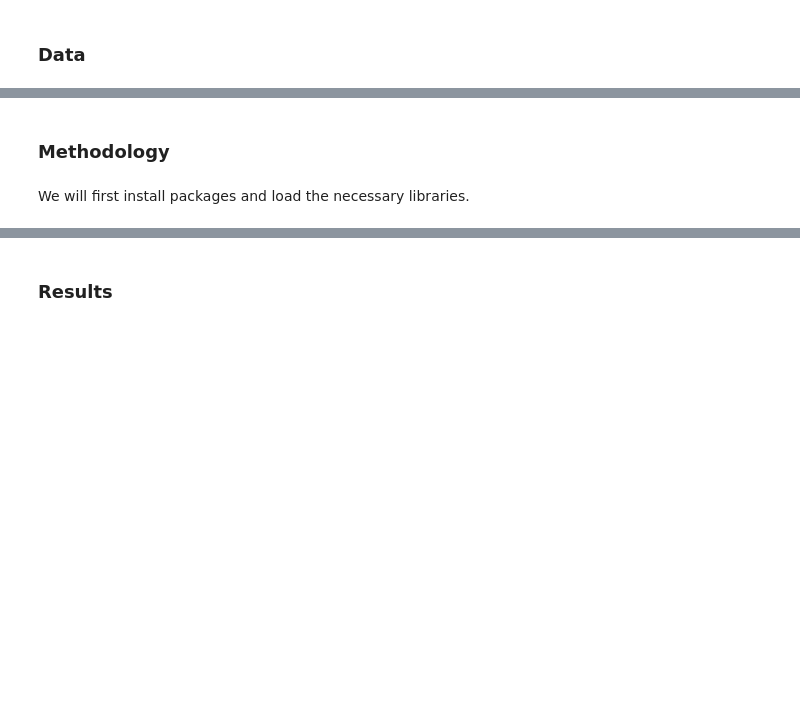
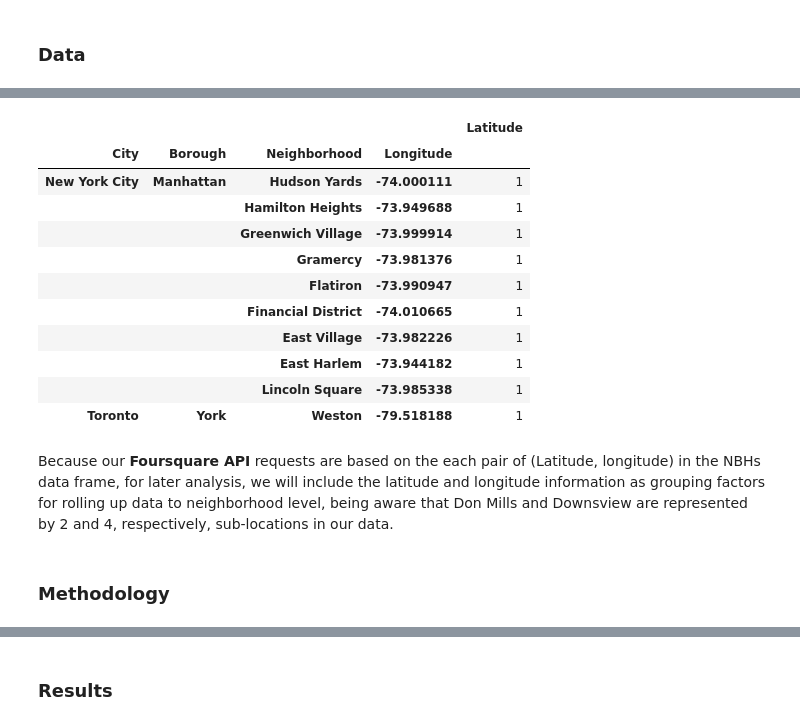
Before and after one commit to Ivoryfamily/Coursera_Capstone, a Jupyter notebook: CapstoneFinal-Battle of the Neighborhoods-wk1.ipynb, the cells around one changed output, grey strips where cells are left out. Drawn from its saved outputs; the diff is of its cells as text; code cells hidden in the pictures; blank space fills up the shorter version.

```diff
--- a/CapstoneFinal-Battle of the Neighborhoods-wk1.ipynb
+++ b/CapstoneFinal-Battle of the Neighborhoods-wk1.ipynb
@@ -35,0 +368,18 @@ Once we have the neighborhood data with the appropriate geographical data for bo
+# %%
+NBHs.groupby(['City','Borough','Neighborhood','Longitude']).count().sort_values(by=['Latitude']).tail(10) # That was because these two neighborhoods were broken
+                                                                                                        # down by 2 and 4 different postal codes
+# %% [output]
+|  |  |  |  | Latitude |
+| City | Borough | Neighborhood | Longitude |  |
+| New York City | Manhattan | Hudson Yards | -74.000111 | 1 |
+|  |  | Hamilton Heights | -73.949688 | 1 |
+|  |  | Greenwich Village | -73.999914 | 1 |
+|  |  | Gramercy | -73.981376 | 1 |
+|  |  | Flatiron | -73.990947 | 1 |
+|  |  | Financial District | -74.010665 | 1 |
+|  |  | East Village | -73.982226 | 1 |
+|  |  | East Harlem | -73.944182 | 1 |
+|  |  | Lincoln Square | -73.985338 | 1 |
+| Toronto | York | Weston | -79.518188 | 1 |
+# %% [markdown]
+Because our **Foursquare API** requests are based on the each pair of (Latitude, longitude) in the NBHs data frame, for later analysis, we will include the latitude and longitude information as grouping factors for rolling up data to neighborhood level, being aware that Don Mills and Downsview are represented by 2 and 4, respectively, sub-locations in our data.
@@ -36,4 +388,2 @@ Once we have the neighborhood data with the appropriate geographical data for bo
 # %% [markdown]
 ### Methodology
-# %% [markdown]
-We will first install packages and load the necessary libraries.
```
Also changed, not shown: parts of 47 cells of this notebook.
